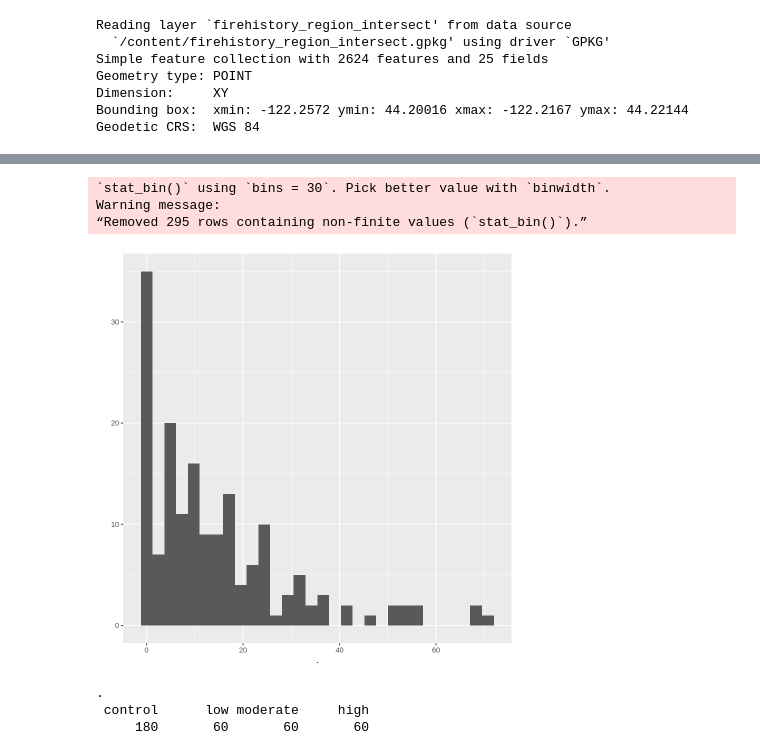
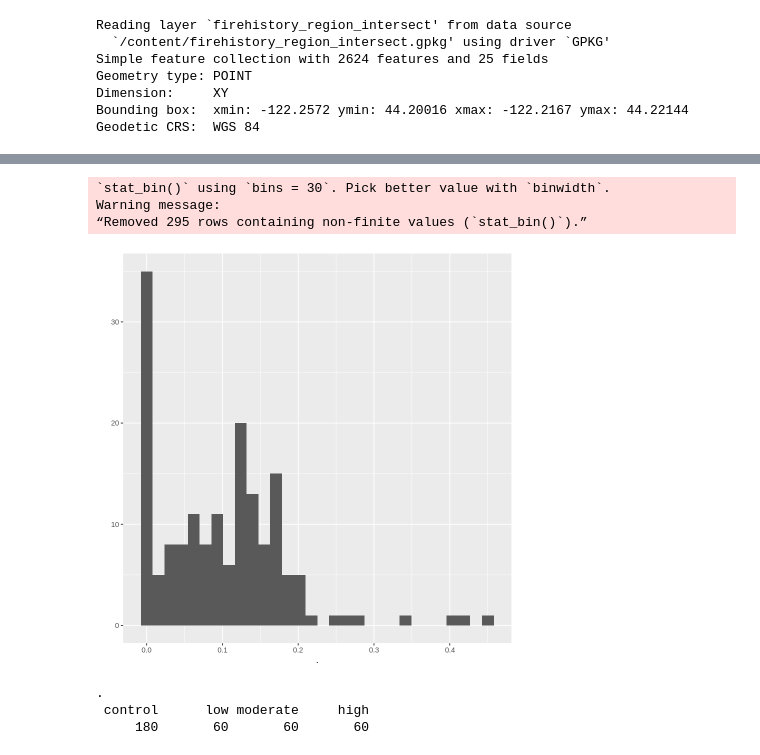
Before and after one commit to hayleypc/BPCA_HFF, a Jupyter notebook: BPCA_analysis_plotting.ipynb, the cells around one changed output, grey strips where cells are left out. Cells and saved outputs as stored; diff of their text form; code cells hidden in the pictures.

```diff
--- a/BPCA_analysis_plotting.ipynb
+++ b/BPCA_analysis_plotting.ipynb
@@ -151,7 +142,7 @@ full_bpca_exp_dt <- merge(full_bpca_exp_dt,stocks_dt[,c('SITE','DEPTH','BULKD')]
 # %%
 full_bpca_exp_dt <- merge(full_bpca_exp_dt,cwd_rate_table,by=c('SITE'))
 # %%
-#full_bpca_exp_dt <- merge(full_bpca_exp_dt,events_dt,by=c('SITE'))
+full_bpca_exp_dt <- merge(full_bpca_exp_dt,events_dt,by=c('SITE'),all.x = T)
 # %%
 full_bpca_exp_dt$FRACTION <- full_bpca_exp_dt$FRACTION  %>% factor(levels = c('LF','HF','BULK'))
 full_bpca_exp_dt$DEPTH <- full_bpca_exp_dt$DEPTH  %>% factor(levels = c('0-5','5-10','10-20','20-30'))
@@ -188,12 +188,12 @@ full_bpca_exp_dt[BURN_SEVERITY=='control',TREATMENT := 'control']
 full_bpca_exp_dt[ ,TREATMENT := 'control']
 full_bpca_exp_dt[,exp_group:= SITE %>% gsub('C','',.) %>% substr(1,1)]
 # %%
-full_bpca_exp_dt$g_PyC_kg_LF_C %>% qplot
+full_bpca_exp_dt$per_bpca_carb_lf %>% qplot
 # %% [output]
 `stat_bin()` using `bins = 30`. Pick better value with `binwidth`.
 Warning message:
 “Removed 295 rows containing non-finite values (`stat_bin()`).”
-[figure, old version]
+[figure, new version]
 # %%
 analysis_full_bpca_exp_dt <-
 full_bpca_exp_dt[ACCEPT =='T' &!is.na(DEPTH),list(
```
Also changed, not shown: parts of 9 cells of this notebook.
